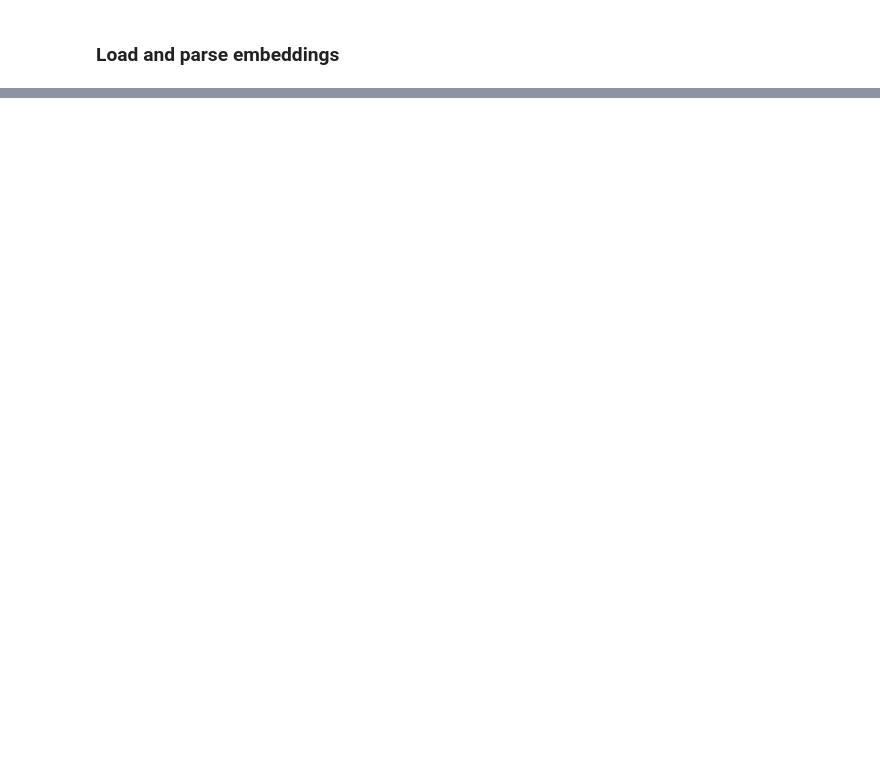
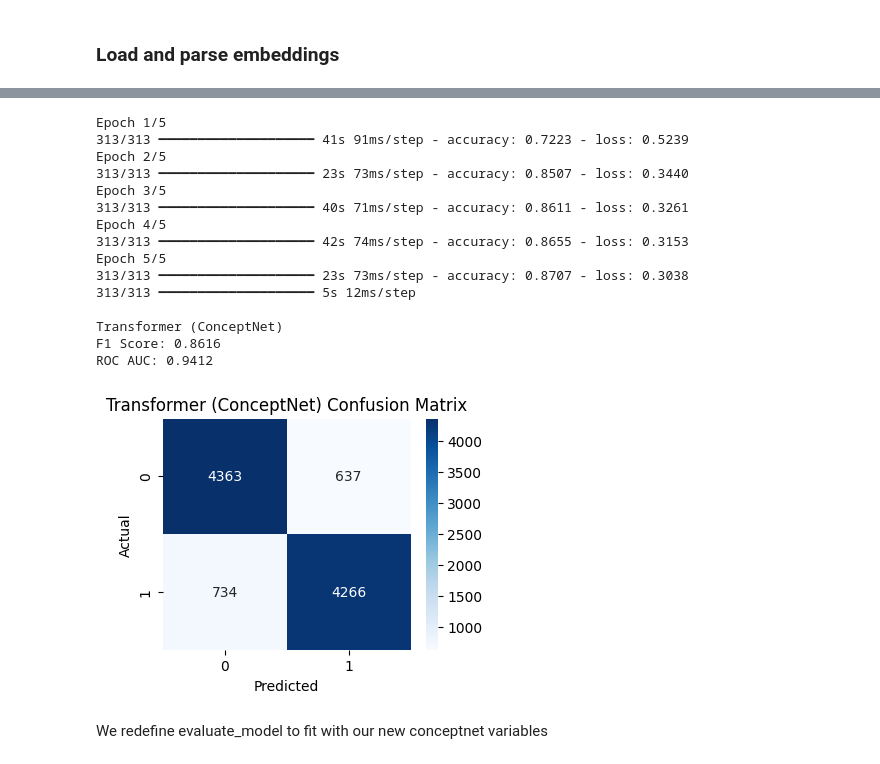
Before and after one commit to cammylexi/CS2341-Assignment-3, a Jupyter notebook: McPhaul_Llanes_7.ipynb, the cells around one changed output, grey strips where cells are left out. Drawn from its saved outputs; the diff is of its cells as text; code cells hidden in the pictures; blank space fills up the shorter version.

```diff
--- a/McPhaul_Llanes_7.ipynb
+++ b/McPhaul_Llanes_7.ipynb
@@ -925,0 +1074,3 @@ plot_all_roc_curves(roc_data)
+# %%
+conceptnet_path = os.path.join(path, "numberbatch-en.txt")
+conceptnet_embedding_matrix, conceptnet_embedding_dim = load_conceptnet_embedding_matrix(tokenizer, conceptnet_path)
@@ -925,0 +1086,61 @@ plot_all_roc_curves(roc_data)
+# %%
+def create_transformer_with_conceptnet(embedding_matrix, embedding_dim,
+                                       head_size=64, num_heads=4, ff_dim=128, dropout=0.2):
+    inputs = Input(shape=(MAX_LENGTH,))
+
+    # Use ConceptNet embedding
+    embedding_layer = Embedding(
+        input_dim=VOCAB_SIZE,
+        output_dim=embedding_dim,
+        weights=[embedding_matrix],
+        trainable=False
+    )(inputs)
+
+    # Project to match transformer dimensions
+    projected_embedding = Dense(head_size * num_heads)(embedding_layer)
+
+    # Transformer encoder blocks
+    x = transformer_encoder(projected_embedding, head_size, num_heads, ff_dim, dropout)
+    x = transformer_encoder(x, head_size, num_heads, ff_dim, dropout)
+
+    # Output layers
+    x = GlobalAveragePooling1D()(x)
+    x = Dropout(dropout)(x)
+    x = Dense(20, activation='relu')(x)
+    outputs = Dense(1, activation='sigmoid')(x)
+
+    model = Model(inputs, outputs)
+    model.compile(loss='binary_crossentropy', optimizer=Adam(), metrics=['accuracy'])
+    return model
+# %%
+# Train ConceptNet-based transformer
+transformer_conceptnet = create_transformer_with_conceptnet(
+    embedding_matrix=conceptnet_embedding_matrix,
+    embedding_dim=conceptnet_embedding_dim,
+    head_size=64,
+    num_heads=4,
+    dropout=0.2
+)
+
+# Fit and evaluate
+transformer_conceptnet.fit(X_train, y_train, epochs=5, batch_size=128, verbose=1)
+roc_data.append(evaluate_model(transformer_conceptnet, X_test, y_test, "Transformer (ConceptNet)"))
+# %% [output]
+Epoch 1/5
+313/313 ━━━━━━━━━━━━━━━━━━━━ 41s 91ms/step - accuracy: 0.7223 - loss: 0.5239
+Epoch 2/5
+313/313 ━━━━━━━━━━━━━━━━━━━━ 23s 73ms/step - accuracy: 0.8507 - loss: 0.3440
+Epoch 3/5
+313/313 ━━━━━━━━━━━━━━━━━━━━ 40s 71ms/step - accuracy: 0.8611 - loss: 0.3261
+Epoch 4/5
+313/313 ━━━━━━━━━━━━━━━━━━━━ 42s 74ms/step - accuracy: 0.8655 - loss: 0.3153
+Epoch 5/5
+313/313 ━━━━━━━━━━━━━━━━━━━━ 23s 73ms/step - accuracy: 0.8707 - loss: 0.3038
+313/313 ━━━━━━━━━━━━━━━━━━━━ 5s 12ms/step
+
+Transformer (ConceptNet)
+F1 Score: 0.8616
+ROC AUC: 0.9412
+[figure, added]
+# %% [markdown]
+We redefine evaluate_model to fit with our new conceptnet variables
```
Also changed, not shown: parts of 45 cells of this notebook.
